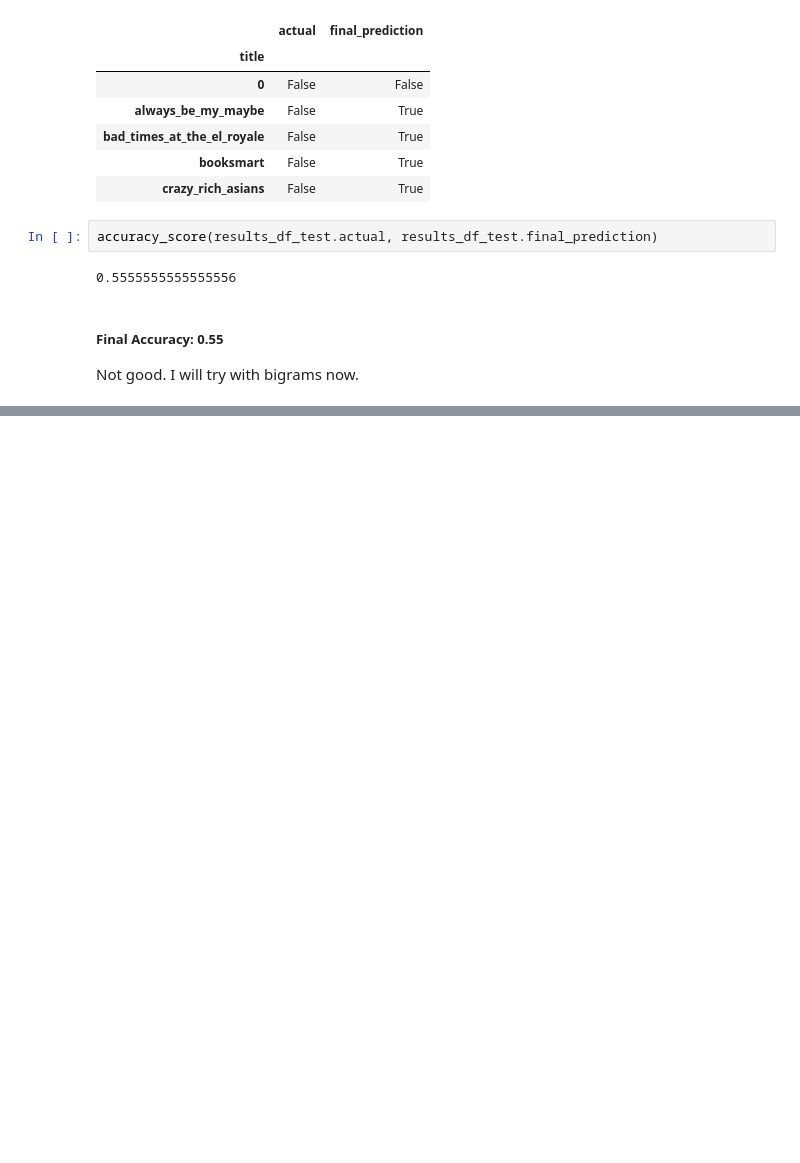
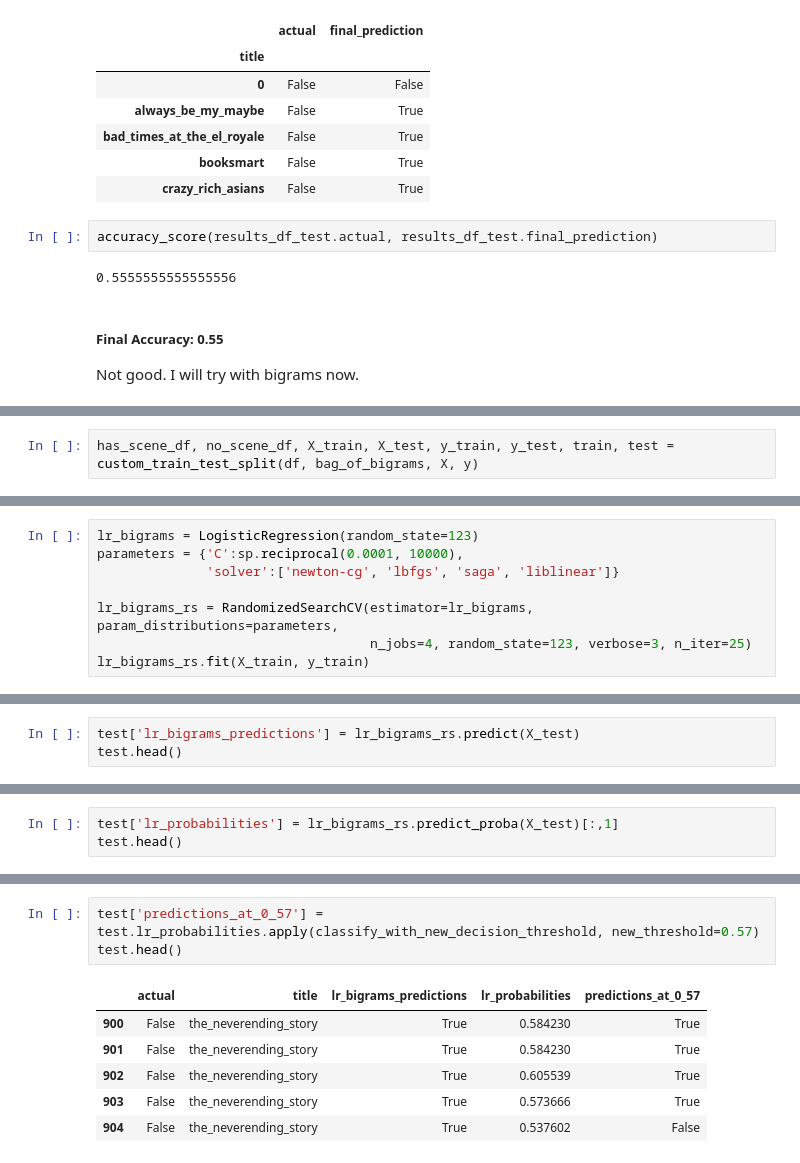
Before and after one commit to matthewzapata/twitter-trigger-warnings, a Jupyter notebook: modeling_with_bag_of_words.ipynb, the cells around one changed output, grey strips where cells are left out. Saved outputs shown, nothing was run; the diff lists cells and outputs as text; blank space fills up the shorter version.

```diff
--- a/modeling_with_bag_of_words.ipynb
+++ b/modeling_with_bag_of_words.ipynb
@@ -489,0 +530,2 @@ Not good. I will try with bigrams now.
+# %%
+has_scene_df, no_scene_df, X_train, X_test, y_train, y_test, train, test = custom_train_test_split(df, bag_of_bigrams, X, y)
@@ -489,0 +556,8 @@ Not good. I will try with bigrams now.
+# %%
+lr_bigrams = LogisticRegression(random_state=123)
+parameters = {'C':sp.reciprocal(0.0001, 10000),
+              'solver':['newton-cg', 'lbfgs', 'saga', 'liblinear']}
+
+lr_bigrams_rs = RandomizedSearchCV(estimator=lr_bigrams, param_distributions=parameters,
+                                   n_jobs=4, random_state=123, verbose=3, n_iter=25)
+lr_bigrams_rs.fit(X_train, y_train)
@@ -489,0 +795,3 @@ Not good. I will try with bigrams now.
+# %%
+test['lr_bigrams_predictions'] = lr_bigrams_rs.predict(X_test)
+test.head()
@@ -489,0 +852,3 @@ Not good. I will try with bigrams now.
+# %%
+test['lr_probabilities'] = lr_bigrams_rs.predict_proba(X_test)[:,1]
+test.head()
@@ -489,0 +862,10 @@ Not good. I will try with bigrams now.
+# %%
+test['predictions_at_0_57'] = test.lr_probabilities.apply(classify_with_new_decision_threshold, new_threshold=0.57)
+test.head()
+# %% [output]
+|  | actual | title | lr_bigrams_predictions | lr_probabilities | predictions_at_0_57 |
+| 900 | False | the_neverending_story | True | 0.584230 | True |
+| 901 | False | the_neverending_story | True | 0.584230 | True |
+| 902 | False | the_neverending_story | True | 0.605539 | True |
+| 903 | False | the_neverending_story | True | 0.573666 | True |
+| 904 | False | the_neverending_story | True | 0.537602 | False |
```
Also changed, not shown: parts of 48 cells of this notebook.
